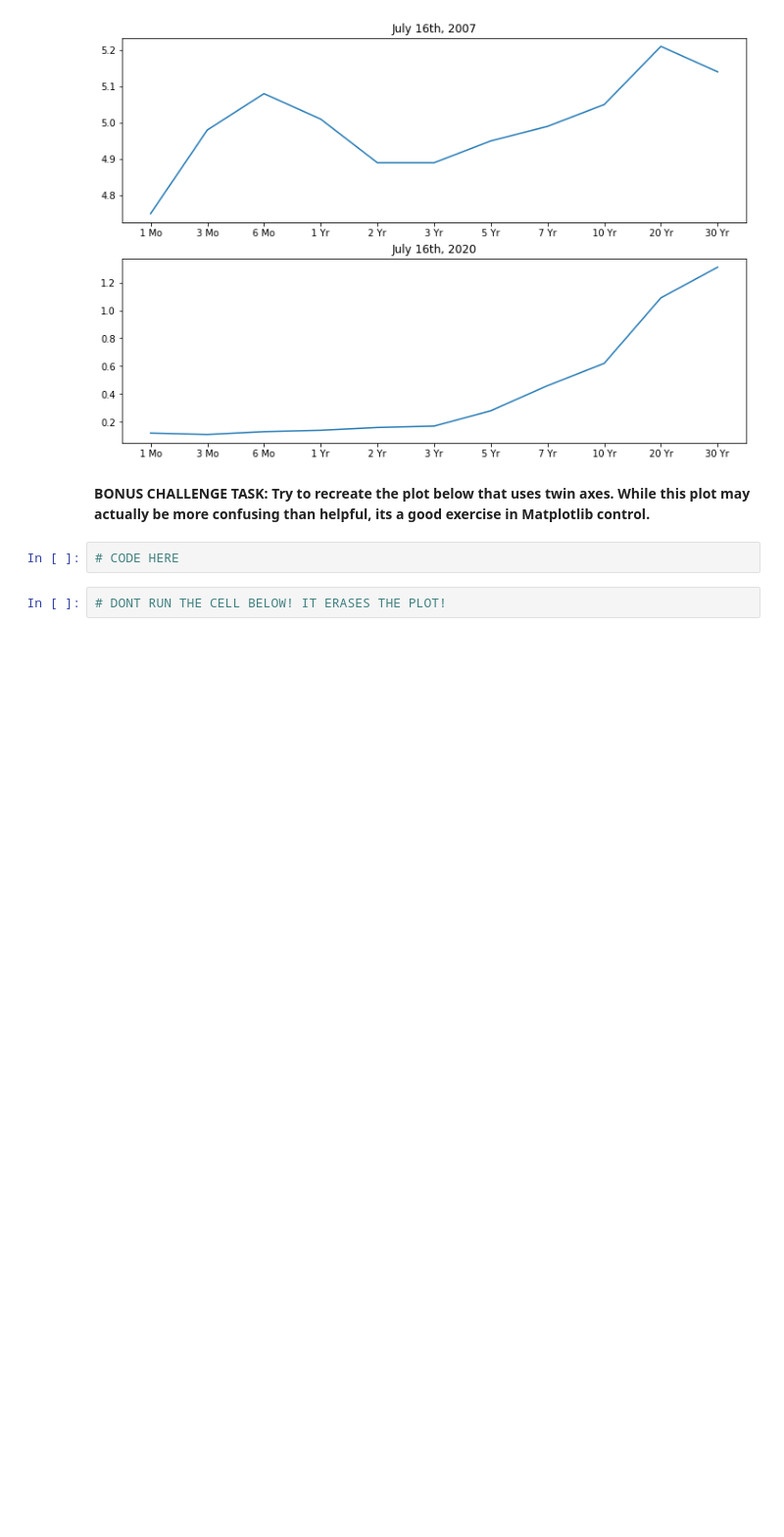
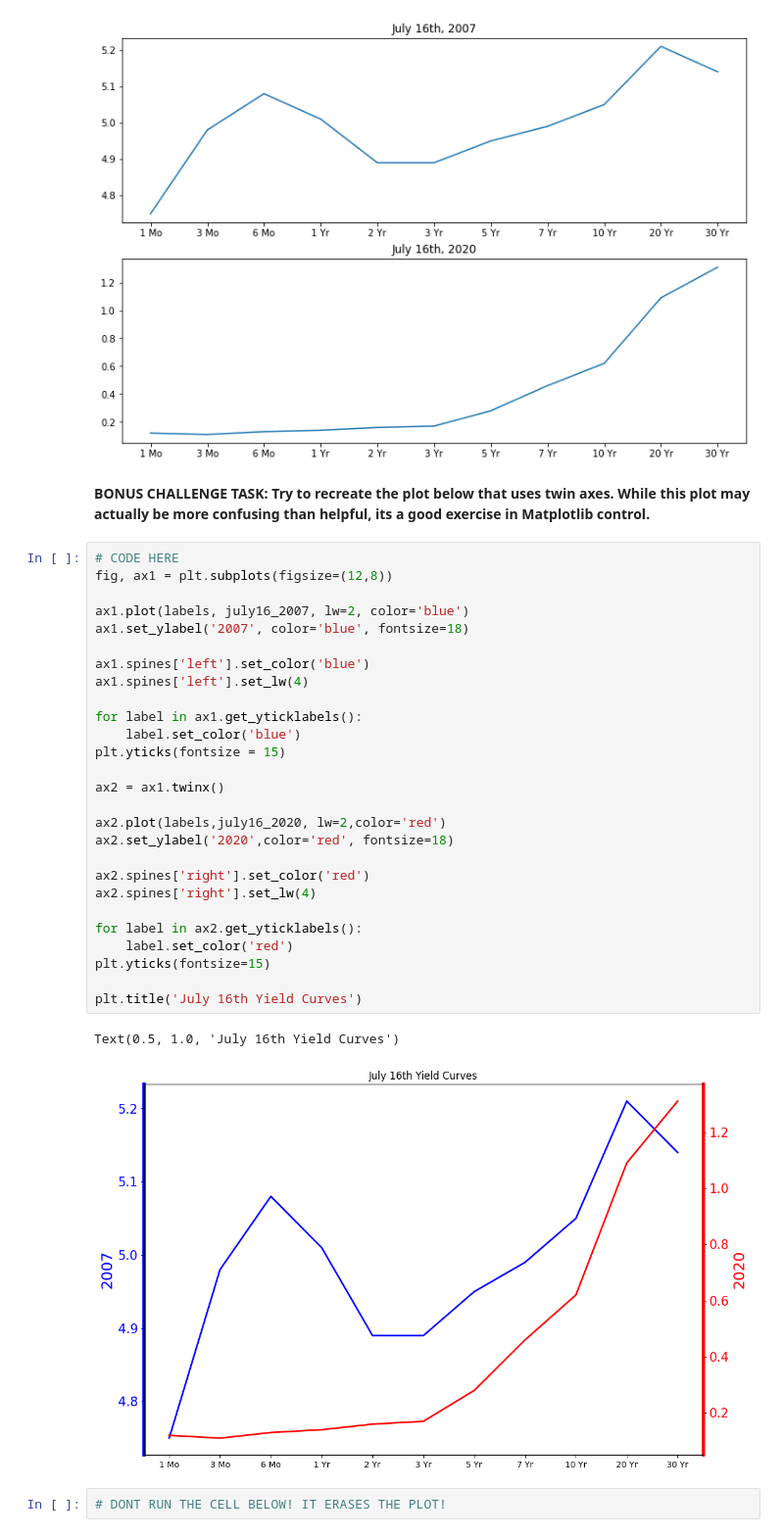
Before and after one commit to JisungWoo/UdemyCourse, a Jupyter notebook: 04-Matplotlib/04-Matplotlib Exercises_practice.ipynb, the cells around one changed output. Shown at 98% size. Saved outputs shown, nothing was run; the diff lists cells and outputs as text; blank space fills up the shorter version.

```diff
--- a/04-Matplotlib/04-Matplotlib Exercises_practice.ipynb
+++ b/04-Matplotlib/04-Matplotlib Exercises_practice.ipynb
@@ -183,8 +204,36 @@ plt.show()
 [figure]
 # %% [markdown]
 **BONUS CHALLENGE TASK: Try to recreate the plot below that uses twin axes. While this plot may actually be more confusing than helpful, its a good exercise in Matplotlib control.**
-# %%
-# CODE HERE
+# %%
+# CODE HERE
+fig, ax1 = plt.subplots(figsize=(12,8))
+
+ax1.plot(labels, july16_2007, lw=2, color='blue')
+ax1.set_ylabel('2007', color='blue', fontsize=18)
+
+ax1.spines['left'].set_color('blue')
+ax1.spines['left'].set_lw(4)
+
+for label in ax1.get_yticklabels():
+    label.set_color('blue')
+plt.yticks(fontsize = 15)
+
+ax2 = ax1.twinx()
+
+ax2.plot(labels,july16_2020, lw=2,color='red')
+ax2.set_ylabel('2020',color='red', fontsize=18)
+
+ax2.spines['right'].set_color('red')
+ax2.spines['right'].set_lw(4)
+
+for label in ax2.get_yticklabels():
+    label.set_color('red')
+plt.yticks(fontsize=15)
+
+plt.title('July 16th Yield Curves')
+# %% [output]
+Text(0.5, 1.0, 'July 16th Yield Curves')
+[figure, added]
 # %%
 # DONT RUN THE CELL BELOW! IT ERASES THE PLOT!
 # %%
```
Also changed, not shown: parts of 4 cells of this notebook.
